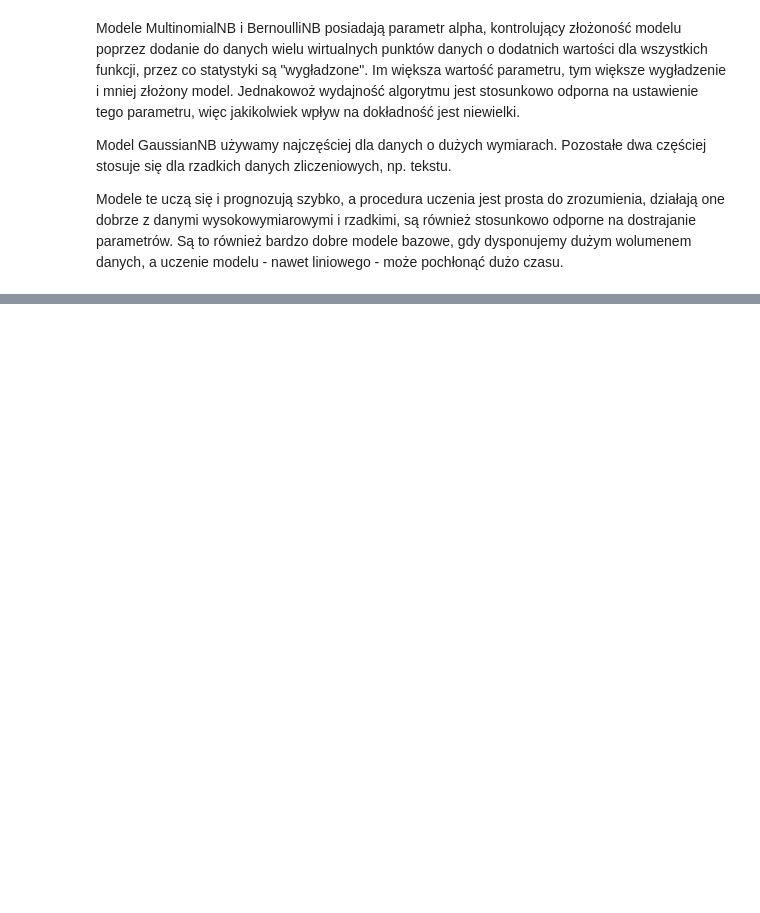
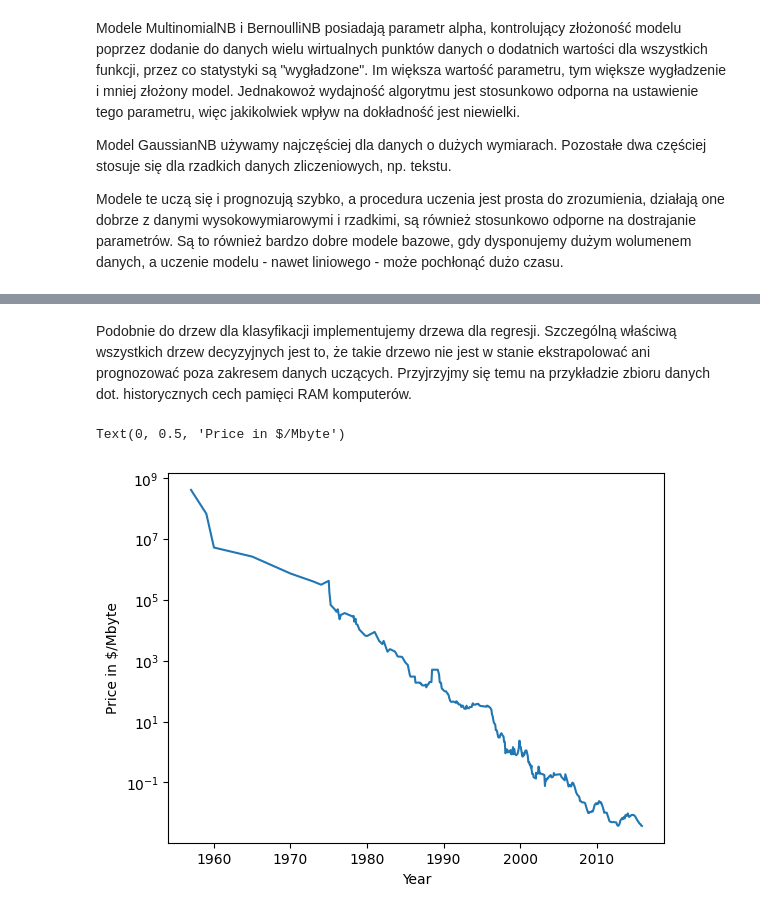
Before and after one commit to jakubtwalczak/Muller_Guido_Introduction_to_ML, a Jupyter notebook: Rozdział_2_uczenie_nadzorowane_cz_1.ipynb, the cells around one changed output, grey strips where cells are left out. Saved outputs shown, nothing was run; the diff lists cells and outputs as text; code cells hidden in the pictures; blank space fills up the shorter version.

```diff
--- a/Rozdział_2_uczenie_nadzorowane_cz_1.ipynb
+++ b/Rozdział_2_uczenie_nadzorowane_cz_1.ipynb
@@ -778,0 +893,11 @@ Modele te uczą się i prognozują szybko, a procedura uczenia jest prosta do zr
+# %% [markdown]
+Podobnie do drzew dla klasyfikacji implementujemy drzewa dla regresji. Szczególną właściwą wszystkich drzew decyzyjnych jest to, że takie drzewo nie jest w stanie ekstrapolować ani prognozować poza zakresem danych uczących. Przyjrzyjmy się temu na przykładzie zbioru danych dot. historycznych cech pamięci RAM komputerów.
+# %%
+import pandas as pd
+ram_prices = pd.read_csv("https://raw.githubusercontent.com/amueller/introduction_to_ml_with_python/refs/heads/main/data/ram_price.csv")
+plt.semilogy(ram_prices.date, ram_prices.price)
+plt.xlabel("Year")
+plt.ylabel("Price in $/Mbyte")
+# %% [output]
+Text(0, 0.5, 'Price in $/Mbyte')
+[figure, added]
```
Also changed, not shown: parts of 31 cells of this notebook.
